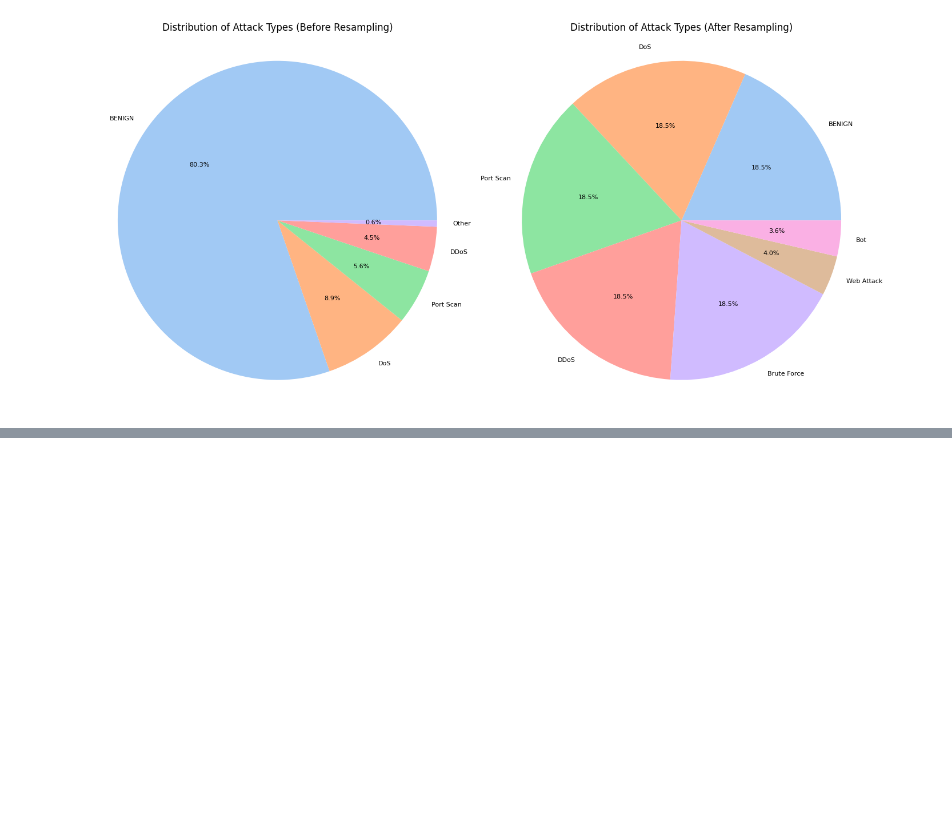
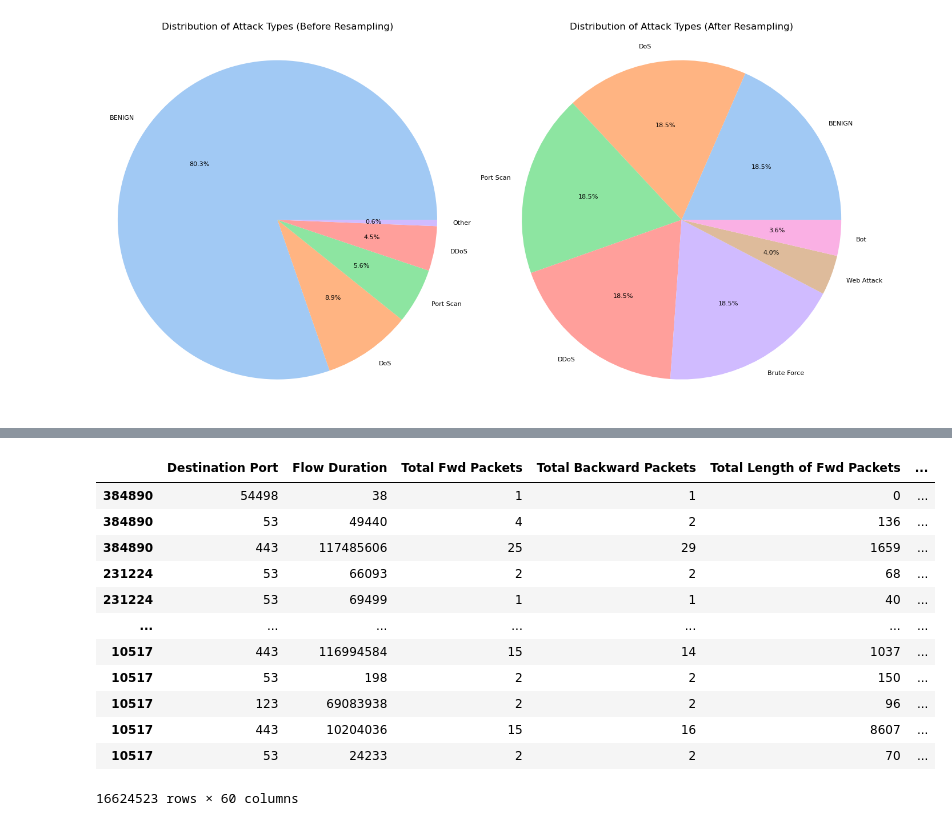
Before and after one commit to SelAw432/Dissertation-SFL, a Jupyter notebook: data/preprocessing.ipynb, the cells around one changed output, grey strips where cells are left out. Cells and saved outputs as stored; diff of their text form; code cells hidden in the pictures; blank space fills up the shorter version.

Commit message:
Federated Learning Data Processing Almost Complete

```diff
--- a/data/preprocessing.ipynb
+++ b/data/preprocessing.ipynb
@@ -966,0 +605,37 @@ Please go to Parties' notebooks to visalize summary of Parties' training.
+# %%
+region_idx = {r: [] for r in regions}
+
+unique_labels = np.unique(labels[rem_idx])
+for enc_label in unique_labels:
+    grp_mask = (labels[rem_idx] == enc_label)
+    grp_idx = rem_idx[grp_mask]
+    rng.shuffle(grp_idx)
+    splits = np.array_split(grp_idx, len(regions))  # near-equal splits
+    for r, split in zip(regions, splits):
+        if split.size:
+            region_idx[r].append(split)
+# %%
+# Concatenate per-region index arrays
+for r in regions:
+    region_idx[r] = np.concatenate(region_idx[r]) if region_idx[r] else np.array([], dtype=all_idx.dtype)
+# %%
+# ---------- 4) Add back each exclusive label ONLY to its designated region ----------
+for r in regions:
+    enc_val = exclusive_map[r]
+    add_idx = exclusive_pools.get(enc_val, np.array([], dtype=all_idx.dtype))
+    if add_idx.size:
+        region_idx[r] = np.concatenate([region_idx[r], add_idx])
+    rng.shuffle(region_idx[r])  # final shuffle per region
+# %%
+# ---------- 5) Build DataFrames for each region ----------
+region_dfs = {}
+
+for r in regions:
+    if region_idx[r].size > 0:
+        region_dfs[r] = data.loc[region_idx[r]].copy()
+    else:
+        # empty DataFrame with same columns
+        region_dfs[r] = pd.DataFrame(columns=data.columns)
+
+# Example: access Region1's DataFrame
+print(region_dfs["Region1"].head())
@@ -966,0 +660,19 @@ Please go to Parties' notebooks to visalize summary of Parties' training.
+# %%
+region1_df = region_dfs["Region1"]
+region2_df = region_dfs["Region2"]
+region3_df = region_dfs["Region3"]
+region1_df
+# %% [output]
+|  | Destination Port | Flow Duration | Total Fwd Packets | Total Backward Packets | Total Length of Fwd Packets | ... |
+| 384890 | 54498 | 38 | 1 | 1 | 0 | ... |
+| 384890 | 53 | 49440 | 4 | 2 | 136 | ... |
+| 384890 | 443 | 117485606 | 25 | 29 | 1659 | ... |
+| 231224 | 53 | 66093 | 2 | 2 | 68 | ... |
+| 231224 | 53 | 69499 | 1 | 1 | 40 | ... |
+| ... | ... | ... | ... | ... | ... | ... |
+| 10517 | 443 | 116994584 | 15 | 14 | 1037 | ... |
+| 10517 | 53 | 198 | 2 | 2 | 150 | ... |
+| 10517 | 123 | 69083938 | 2 | 2 | 96 | ... |
+| 10517 | 443 | 10204036 | 15 | 16 | 8607 | ... |
+| 10517 | 53 | 24233 | 2 | 2 | 70 | ... |
+16624523 rows × 60 columns
```
Also changed, not shown: parts of 44 cells of this notebook.
